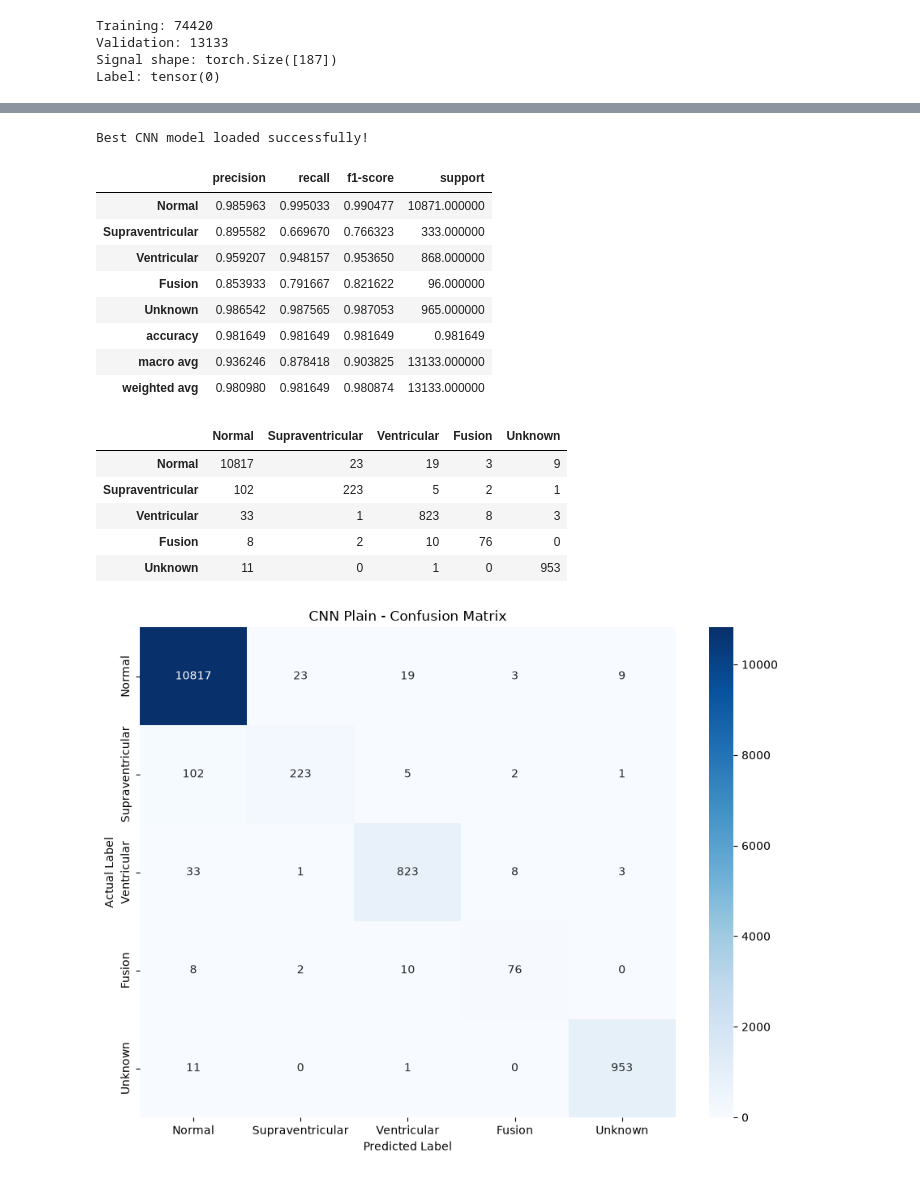
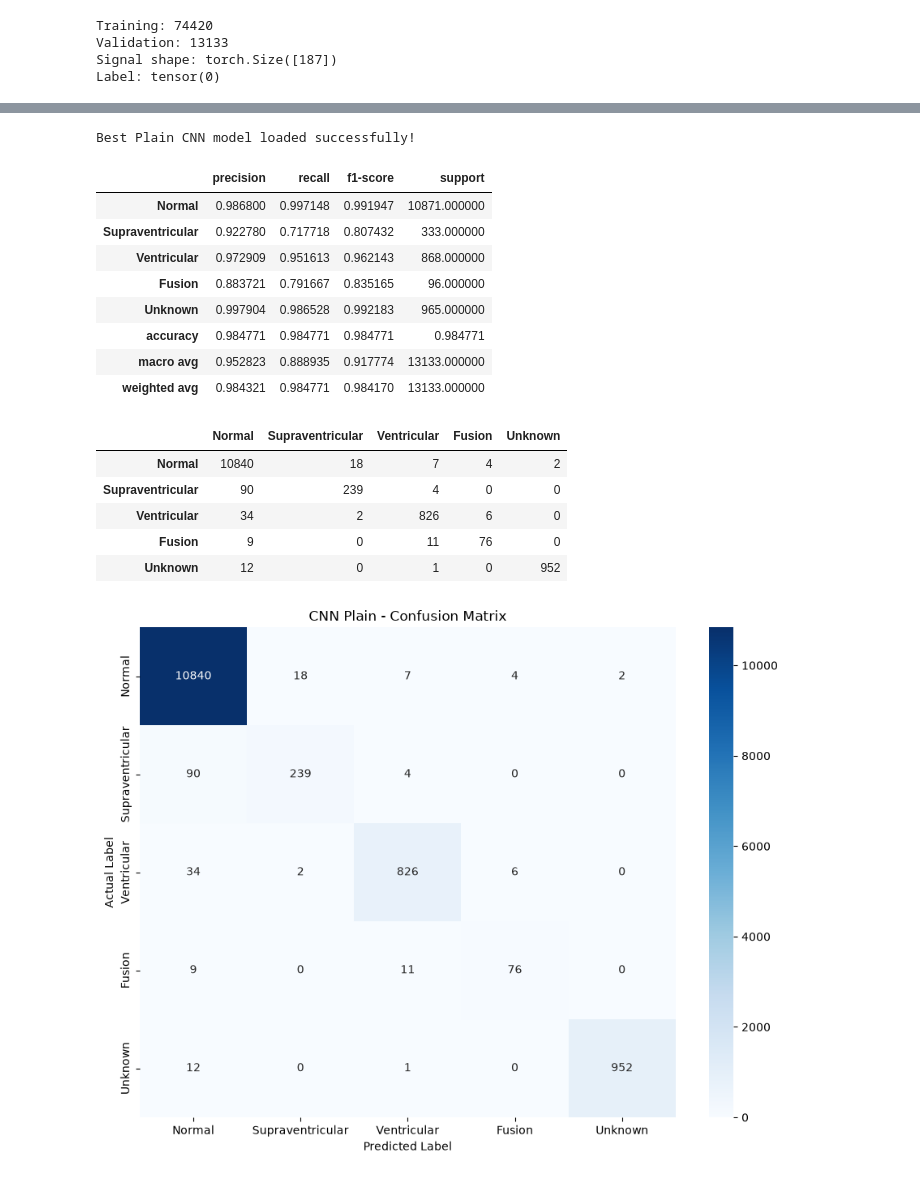
Before and after one commit to ashit0907/ecg-arrhythmia-classification, a Jupyter notebook: notebooks/pytorch_CNN.ipynb, the cells around one changed output, grey strips where cells are left out. Cells and saved outputs as stored; diff of their text form; code cells hidden in the pictures.

```diff
--- a/notebooks/pytorch_CNN.ipynb
+++ b/notebooks/pytorch_CNN.ipynb
@@ -132,6 +127,4 @@ Signal shape: torch.Size([187])
 Label: tensor(0)
 # %%
 train_loader = DataLoader(train_dataset,batch_size=32,shuffle=True,pin_memory=True)
-val_loader = DataLoader(val_dataset,batch_size=32,shuffle=True,pin_memory=True)
+val_loader = DataLoader(val_dataset,batch_size=32,shuffle=False,pin_memory=True)
-# %%
-signals, labels = next(iter(train_loader))
@@ -394,20 +358,18 @@ history_df
-# %%
-model.load_state_dict(
-    torch.load(
-        "../models/cnn_plain.pt",
-        map_location=device,
-        weights_only=True
-    )
-)
-
-model.eval()
-
-print("Best CNN model loaded successfully!")
-# %% [output]
-Best CNN model loaded successfully!
 # %%
-all_preds = []
-all_labels = []
+model_plain.load_state_dict(
+    torch.load(
+        "../models/cnn_plain.pt",
+        map_location=device,
+        weights_only=True
+    )
+)
+
+model_plain.eval()
+print("Best Plain CNN model loaded successfully!")
+
+
+all_preds_plain = []
+all_labels_plain = []
 
 with torch.no_grad():
 
@@ -416,48 +378,50 @@ with torch.no_grad():
         features = features.to(device)
         labels = labels.to(device)
 
-        outputs = model(features)
+        outputs = model_plain(features)
 
-        predictions = torch.argmax(outputs, dim=1)
+        predictions_plain = torch.argmax(outputs, dim=1)
 
-        all_preds.extend(predictions.cpu().numpy())
-        all_labels.extend(labels.cpu().numpy())
+        all_preds_plain.extend(predictions_plain.cpu().numpy())
+        all_labels_plain.extend(labels.cpu().numpy())
+# %% [output]
+Best Plain CNN model loaded successfully!
 # %%
 class_names = [
     "Normal",
     "Supraventricular",
     "Ventricular",
     "Fusion",
     "Unknown"
 ]
 
 report = classification_report(
-    all_labels,
-    all_preds,
+    all_labels_plain,
+    all_preds_plain,
     target_names=class_names,
     output_dict=True,
     zero_division=0
 )
 
 report_df = pd.DataFrame(report).transpose()
 
 report_df.to_csv(
     "../results/metrics/cnn_plain_classification_report.csv"
 )
 
 report_df
 # %% [output]
 |  | precision | recall | f1-score | support |
-| Normal | 0.985963 | 0.995033 | 0.990477 | 10871.000000 |
-| Supraventricular | 0.895582 | 0.669670 | 0.766323 | 333.000000 |
-| Ventricular | 0.959207 | 0.948157 | 0.953650 | 868.000000 |
-| Fusion | 0.853933 | 0.791667 | 0.821622 | 96.000000 |
-| Unknown | 0.986542 | 0.987565 | 0.987053 | 965.000000 |
-| accuracy | 0.981649 | 0.981649 | 0.981649 | 0.981649 |
-| macro avg | 0.936246 | 0.878418 | 0.903825 | 13133.000000 |
-| weighted avg | 0.980980 | 0.981649 | 0.980874 | 13133.000000 |
+| Normal | 0.986800 | 0.997148 | 0.991947 | 10871.000000 |
+| Supraventricular | 0.922780 | 0.717718 | 0.807432 | 333.000000 |
+| Ventricular | 0.972909 | 0.951613 | 0.962143 | 868.000000 |
+| Fusion | 0.883721 | 0.791667 | 0.835165 | 96.000000 |
+| Unknown | 0.997904 | 0.986528 | 0.992183 | 965.000000 |
+| accuracy | 0.984771 | 0.984771 | 0.984771 | 0.984771 |
+| macro avg | 0.952823 | 0.888935 | 0.917774 | 13133.000000 |
+| weighted avg | 0.984321 | 0.984771 | 0.984170 | 13133.000000 |
 # %%
-cm = confusion_matrix(all_labels, all_preds)
+cm = confusion_matrix(all_labels_plain, all_preds_plain)
 
 cm_df = pd.DataFrame(
     cm,
@@ -472,11 +436,11 @@ cm_df.to_csv(
 cm_df
 # %% [output]
 |  | Normal | Supraventricular | Ventricular | Fusion | Unknown |
-| Normal | 10817 | 23 | 19 | 3 | 9 |
-| Supraventricular | 102 | 223 | 5 | 2 | 1 |
-| Ventricular | 33 | 1 | 823 | 8 | 3 |
-| Fusion | 8 | 2 | 10 | 76 | 0 |
-| Unknown | 11 | 0 | 1 | 0 | 953 |
+| Normal | 10840 | 18 | 7 | 4 | 2 |
+| Supraventricular | 90 | 239 | 4 | 0 | 0 |
+| Ventricular | 34 | 2 | 826 | 6 | 0 |
+| Fusion | 9 | 0 | 11 | 76 | 0 |
+| Unknown | 12 | 0 | 1 | 0 | 952 |
 # %%
 plt.figure(figsize=(9, 7))
 
```
Also changed, not shown: parts of 22 cells of this notebook, 38 other files.
